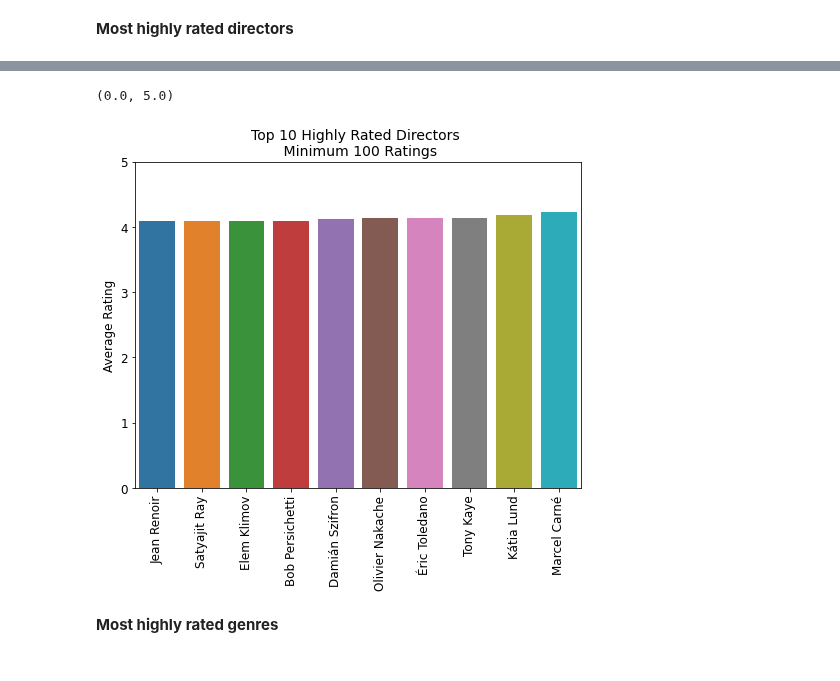
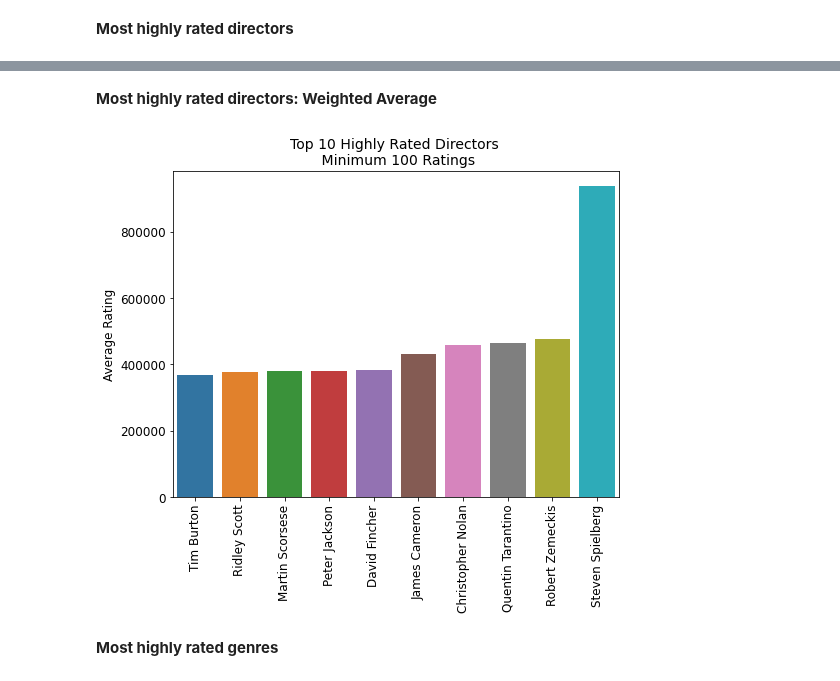
Before and after one commit to GovindBhala/DS5500-Movie-Recommendation-System, a Jupyter notebook: recommendation data exploration.ipynb, the cells around one changed output, grey strips where cells are left out. Cells and saved outputs as stored; diff of their text form; code cells hidden in the pictures.

```diff
--- a/recommendation data exploration.ipynb
+++ b/recommendation data exploration.ipynb
@@ -459,6 +473,3 @@ director_rating = pd.merge(directors_expanded, movie_ratings, on = 'movieId')
 director_rating = director_rating.groupby('director_lst').agg({'avg':'mean', 'cnt':'sum'})
 director_rating['director'] = director_rating.index
 director_rating = director_rating.sort_values('avg')
-
-# exclude if in total movies with less than 100 ratings
-director_rating = director_rating[director_rating.cnt >= 100]
@@ -465,10 +486,14 @@ director_rating = director_rating[director_rating.cnt >= 100]
+# %% [markdown]
+__Most highly rated directors: Weighted Average__
+# %%
+director_rating['weighted_avg'] = director_rating.avg * director_rating.cnt
+director_rating = director_rating.sort_values('weighted_avg')
 # %%
-ax = barplot(director_rating.tail(10), 'director', 'avg',
+# plot
+ax = barplot(director_rating.tail(10), 'director', 'weighted_avg',
              'Top 10 Highly Rated Directors \n Minimum 100 Ratings', 'Average Rating')
-ax.set_ylim(0,5)
 # %% [output]
-(0.0, 5.0)
-[figure, old version]
+[figure, new version]
 # %% [markdown]
 __Most highly rated genres__
 # %%
```
Also changed, not shown: parts of 12 cells of this notebook.
